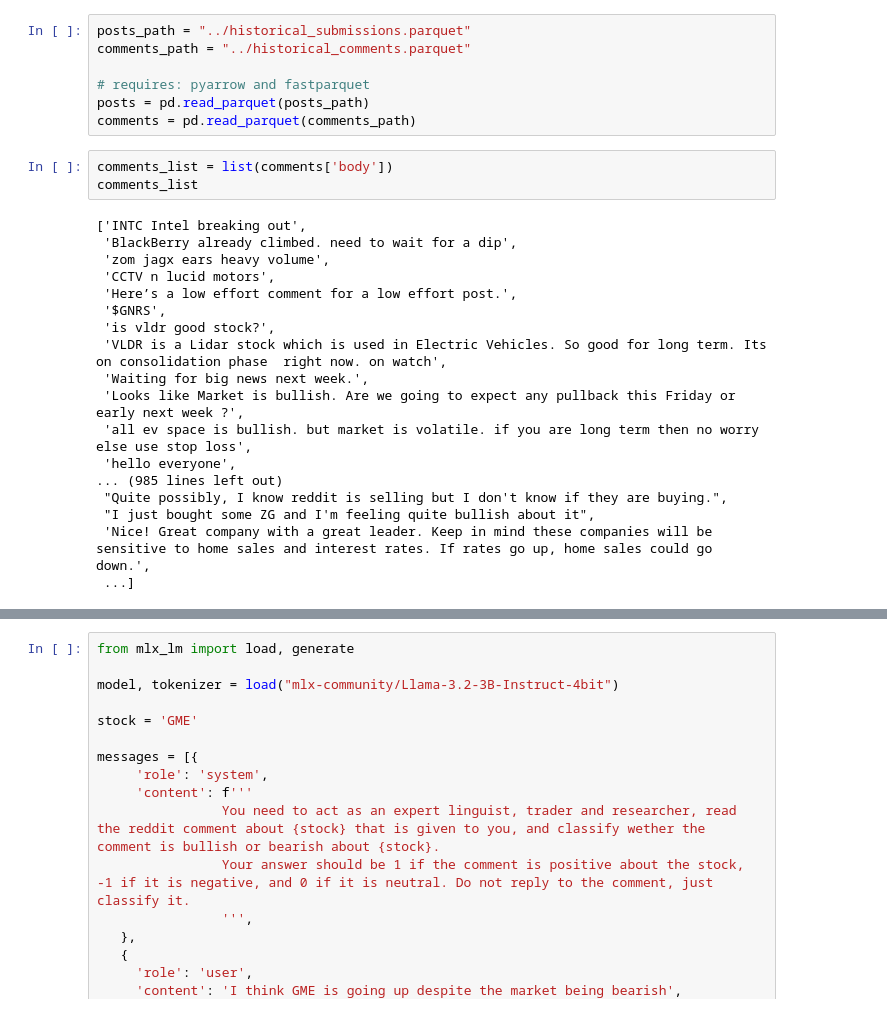
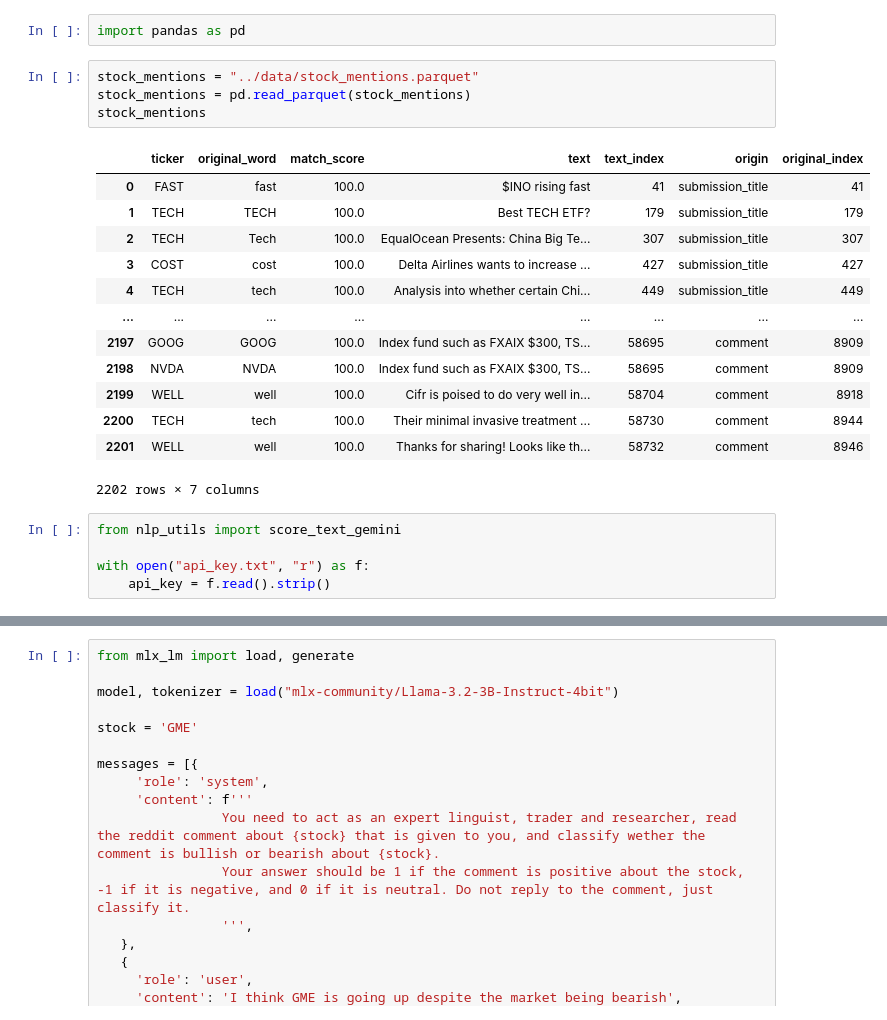
Before and after one commit to francescobraicovich/stonks, a Jupyter notebook: nlp/nlp_scoring.ipynb, the cells around one changed output, grey strips where cells are left out. Cells and saved outputs as stored; diff of their text form.

```diff
--- a/nlp/nlp_scoring.ipynb
+++ b/nlp/nlp_scoring.ipynb
@@ -29,28 +1,25 @@ print(response.text)
-# %%
-posts_path = "../historical_submissions.parquet"
-comments_path = "../historical_comments.parquet"
-
-# requires: pyarrow and fastparquet
-posts = pd.read_parquet(posts_path)
-comments = pd.read_parquet(comments_path)
-# %%
-comments_list = list(comments['body'])
-comments_list
-# %% [output]
-['INTC Intel breaking out',
- 'BlackBerry already climbed. need to wait for a dip',
- 'zom jagx ears heavy volume',
- 'CCTV n lucid motors',
- 'Here’s a low effort comment for a low effort post.',
- '$GNRS',
- 'is vldr good stock?',
- 'VLDR is a Lidar stock which is used in Electric Vehicles. So good for long term. Its on consolidation phase  right now. on watch',
- 'Waiting for big news next week.',
- 'Looks like Market is bullish. Are we going to expect any pullback this Friday or early next week ?',
- 'all ev space is bullish. but market is volatile. if you are long term then no worry else use stop loss',
- 'hello everyone',
-... (985 lines left out)
- "Quite possibly, I know reddit is selling but I don't know if they are buying.",
- "I just bought some ZG and I'm feeling quite bullish about it",
- 'Nice! Great company with a great leader. Keep in mind these companies will be sensitive to home sales and interest rates. If rates go up, home sales could go down.',
- ...]
+# %%
+import pandas as pd
+# %%
+stock_mentions = "../data/stock_mentions.parquet"
+stock_mentions = pd.read_parquet(stock_mentions)
+stock_mentions
+# %% [output]
+|  | ticker | original_word | match_score | text | text_index | origin | original_index |
+| 0 | FAST | fast | 100.0 | $INO rising fast | 41 | submission_title | 41 |
+| 1 | TECH | TECH | 100.0 | Best TECH ETF? | 179 | submission_title | 179 |
+| 2 | TECH | Tech | 100.0 | EqualOcean Presents: China Big Te... | 307 | submission_title | 307 |
+| 3 | COST | cost | 100.0 | Delta Airlines wants to increase ... | 427 | submission_title | 427 |
+| 4 | TECH | tech | 100.0 | Analysis into whether certain Chi... | 449 | submission_title | 449 |
+| ... | ... | ... | ... | ... | ... | ... | ... |
+| 2197 | GOOG | GOOG | 100.0 | Index fund such as FXAIX $300, TS... | 58695 | comment | 8909 |
+| 2198 | NVDA | NVDA | 100.0 | Index fund such as FXAIX $300, TS... | 58695 | comment | 8909 |
+| 2199 | WELL | well | 100.0 | Cifr is poised to do very well in... | 58704 | comment | 8918 |
+| 2200 | TECH | tech | 100.0 | Their minimal invasive treatment ... | 58730 | comment | 8944 |
+| 2201 | WELL | well | 100.0 | Thanks for sharing! Looks like th... | 58732 | comment | 8946 |
+2202 rows × 7 columns
+# %%
+from nlp_utils import score_text_gemini
+
+with open("api_key.txt", "r") as f:
+    api_key = f.read().strip()
```
Also changed, not shown: parts of 14 cells of this notebook, 3 other files.
